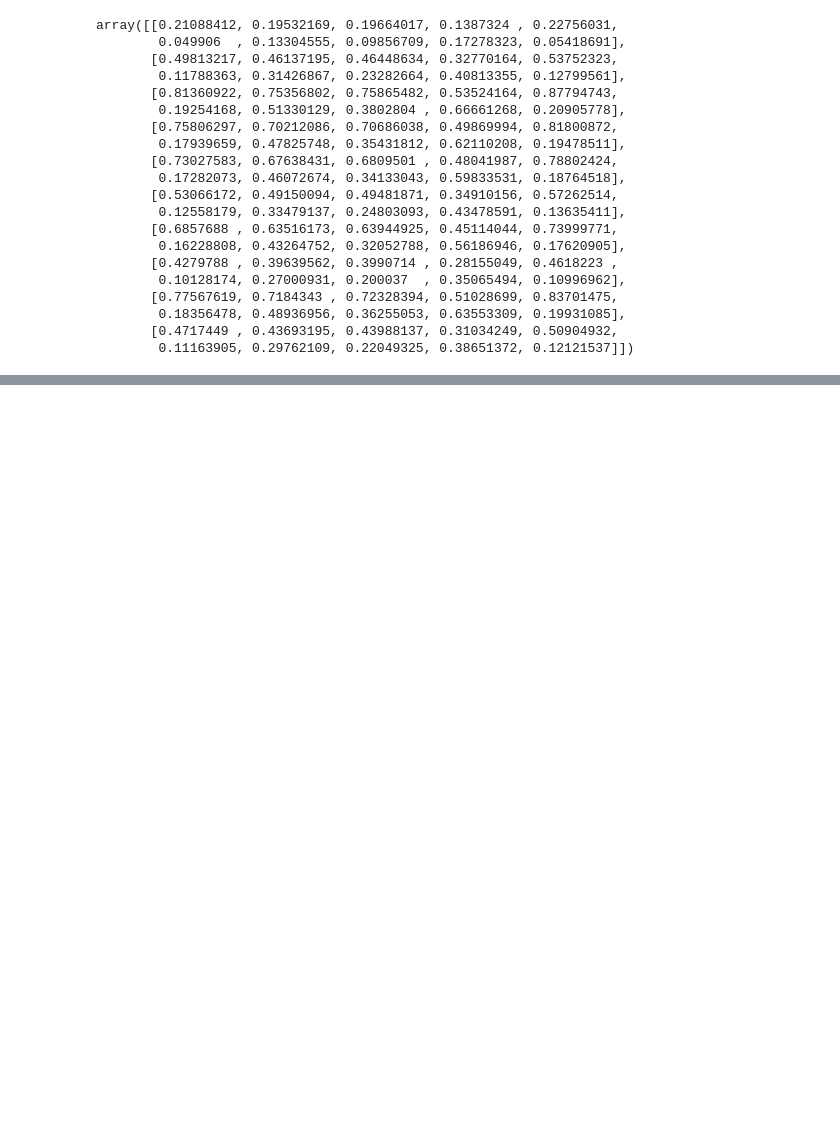
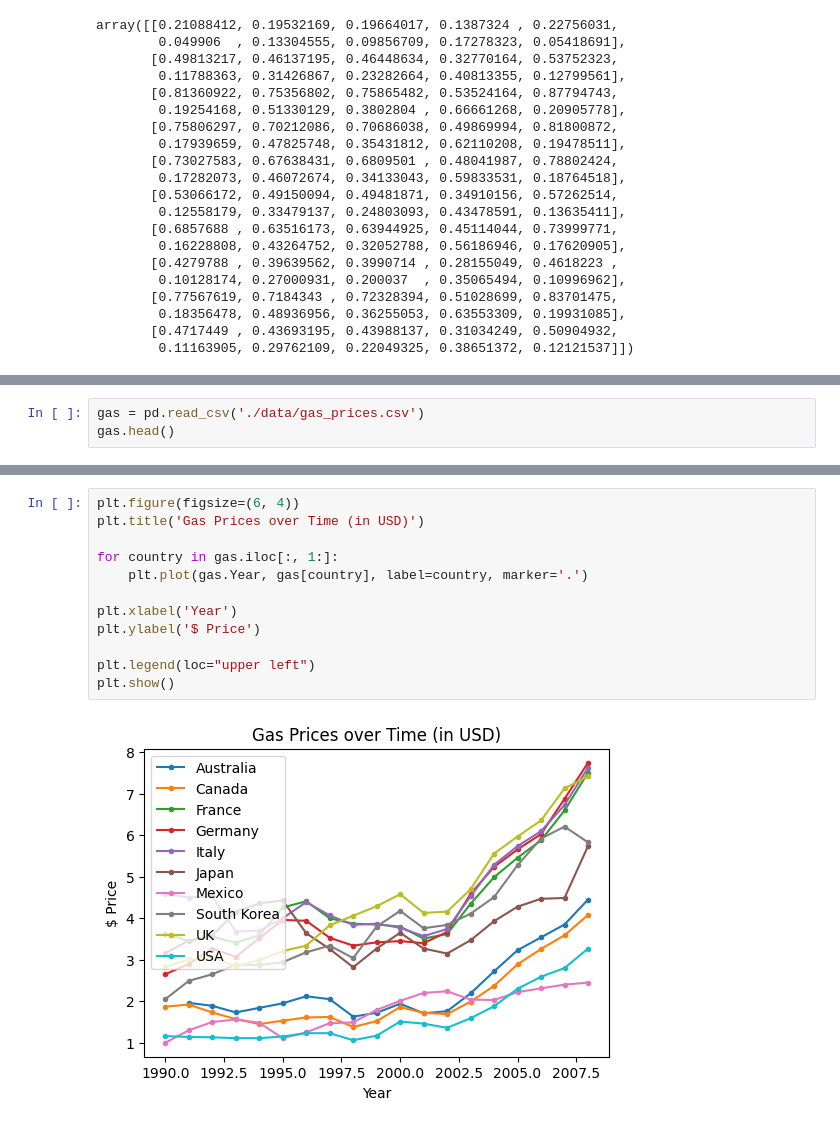
Before and after one commit to NavinKumarMNK/My-Works-2023, a Jupyter notebook: Machine-Learning/ML-101.ipynb, the cells around one changed output, grey strips where cells are left out. Drawn from its saved outputs; the diff is of its cells as text; blank space fills up the shorter version.

```diff
--- a/Machine-Learning/ML-101.ipynb
+++ b/Machine-Learning/ML-101.ipynb
@@ -1022,0 +1094,3 @@ array([[0.21088412, 0.19532169, 0.19664017, 0.1387324 , 0.22756031,
+# %%
+gas = pd.read_csv('./data/gas_prices.csv')
+gas.head()
@@ -1022,0 +1104,14 @@ array([[0.21088412, 0.19532169, 0.19664017, 0.1387324 , 0.22756031,
+# %%
+plt.figure(figsize=(6, 4))
+plt.title('Gas Prices over Time (in USD)')
+
+for country in gas.iloc[:, 1:]:
+    plt.plot(gas.Year, gas[country], label=country, marker='.')
+
+plt.xlabel('Year')
+plt.ylabel('$ Price')
+
+plt.legend(loc="upper left")
+plt.show()
+# %% [output]
+[figure, added]
```
Also changed, not shown: parts of 25 cells of this notebook, 1 other file.
